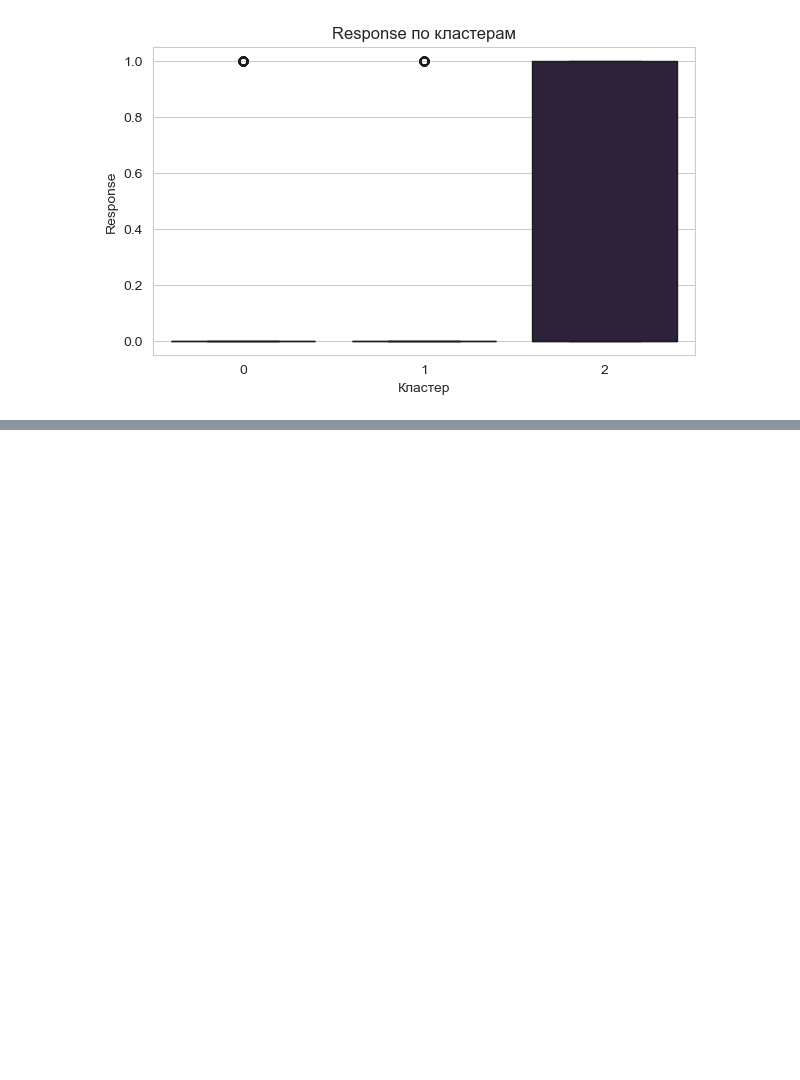
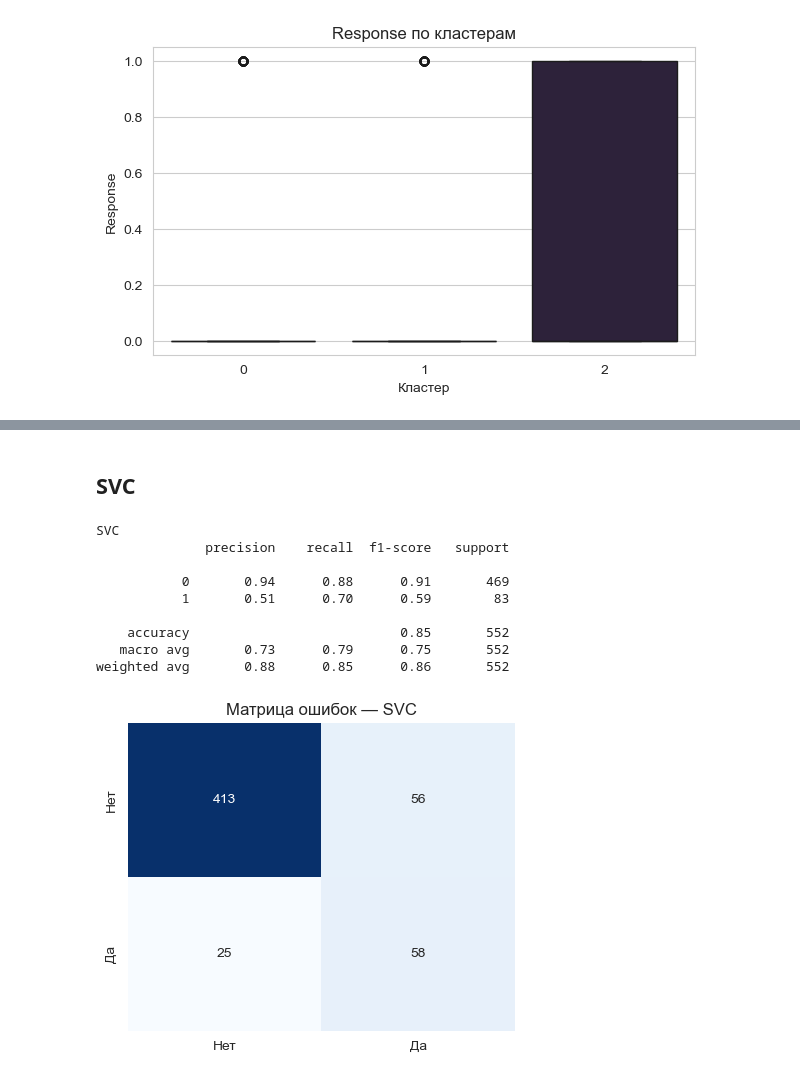
Before and after one commit to qxxless/proekt, a Jupyter notebook: project.ipynb, the cells around one changed output, grey strips where cells are left out. Saved outputs shown, nothing was run; the diff lists cells and outputs as text; code cells hidden in the pictures; blank space fills up the shorter version.

```diff
--- a/project.ipynb
+++ b/project.ipynb
@@ -319,0 +382,25 @@ for col in ['Income', 'MntTotal', 'NumWebVisitsMonth', 'AcceptedCmpOverall', 'Re
+# %% [markdown]
+## SVC
+# %%
+svc = SVC(class_weight='balanced', random_state=42)
+svc.fit(X_train_scaled, y_train)
+pred_svc = svc.predict(X_test_scaled)
+
+print("SVC")
+print(classification_report(y_test, pred_svc))
+
+plt.figure(figsize=(5,4))
+sns.heatmap(confusion_matrix(y_test, pred_svc),annot=True, fmt='d', cmap='Blues', cbar=False,xticklabels=['Нет', 'Да'], yticklabels=['Нет', 'Да'])
+plt.title('Матрица ошибок — SVC')
+plt.show()
+# %% [output]
+SVC
+              precision    recall  f1-score   support
+
+           0       0.94      0.88      0.91       469
+           1       0.51      0.70      0.59        83
+
+    accuracy                           0.85       552
+   macro avg       0.73      0.79      0.75       552
+weighted avg       0.88      0.85      0.86       552
+[figure, added]
```
Also changed, not shown: parts of 12 cells of this notebook.
